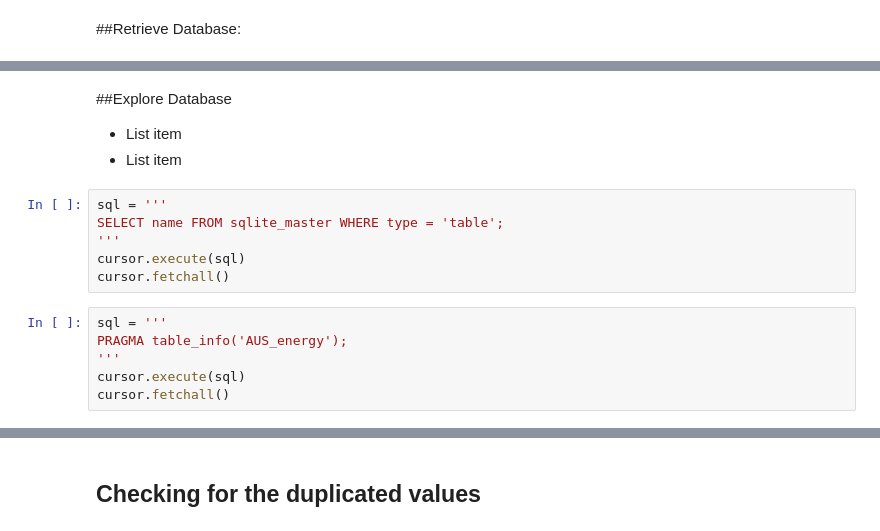
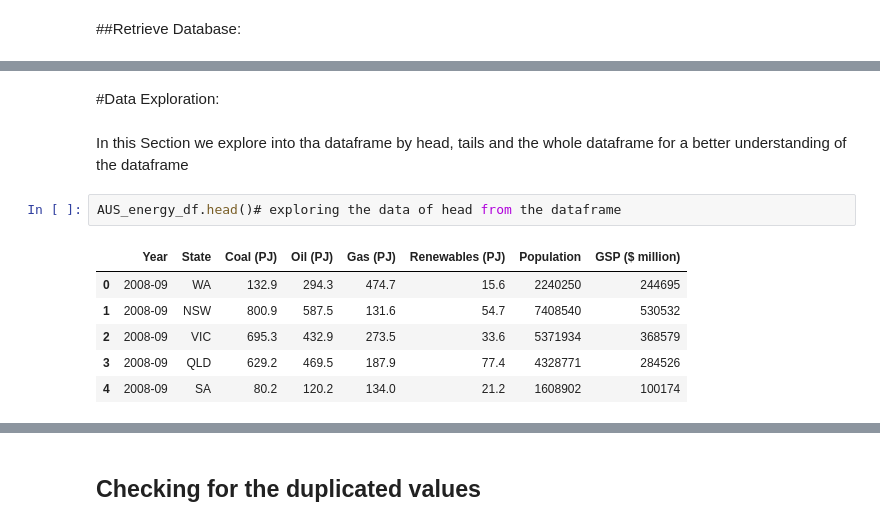
Before and after one commit to DurantZhou/ISYS5002-2024-S1-A2, a Jupyter notebook: Business_Report_Group_2_.ipynb, the cells around one changed output, grey strips where cells are left out. Saved outputs shown, nothing was run; the diff lists cells and outputs as text.

```diff
--- a/Business_Report_Group_2_.ipynb
+++ b/Business_Report_Group_2_.ipynb
@@ -139,18 +116,13 @@ AUS_energy_df = pd.read_sql_query(sql,connection)
-# %% [markdown]
-##Explore Database
-
-
-*   List item
-*   List item
-# %%
-sql = '''
-SELECT name FROM sqlite_master WHERE type = 'table';
-'''
-cursor.execute(sql)
-cursor.fetchall()
-# %%
-sql = '''
-PRAGMA table_info('AUS_energy');
-'''
-cursor.execute(sql)
-cursor.fetchall()
+# %% [markdown]
+#Data Exploration:
+# %% [markdown]
+In this Section we explore into tha dataframe by head, tails and the whole dataframe for a better understanding of the dataframe
+# %%
+AUS_energy_df.head()# exploring the data of head from the dataframe
+# %% [output]
+|  | Year | State | Coal (PJ) | Oil (PJ) | Gas (PJ) | Renewables (PJ) | Population | GSP ($ million) |
+| 0 | 2008-09 | WA | 132.9 | 294.3 | 474.7 | 15.6 | 2240250 | 244695 |
+| 1 | 2008-09 | NSW | 800.9 | 587.5 | 131.6 | 54.7 | 7408540 | 530532 |
+| 2 | 2008-09 | VIC | 695.3 | 432.9 | 273.5 | 33.6 | 5371934 | 368579 |
+| 3 | 2008-09 | QLD | 629.2 | 469.5 | 187.9 | 77.4 | 4328771 | 284526 |
+| 4 | 2008-09 | SA | 80.2 | 120.2 | 134.0 | 21.2 | 1608902 | 100174 |
```
Also changed, not shown: parts of 32 cells of this notebook.
